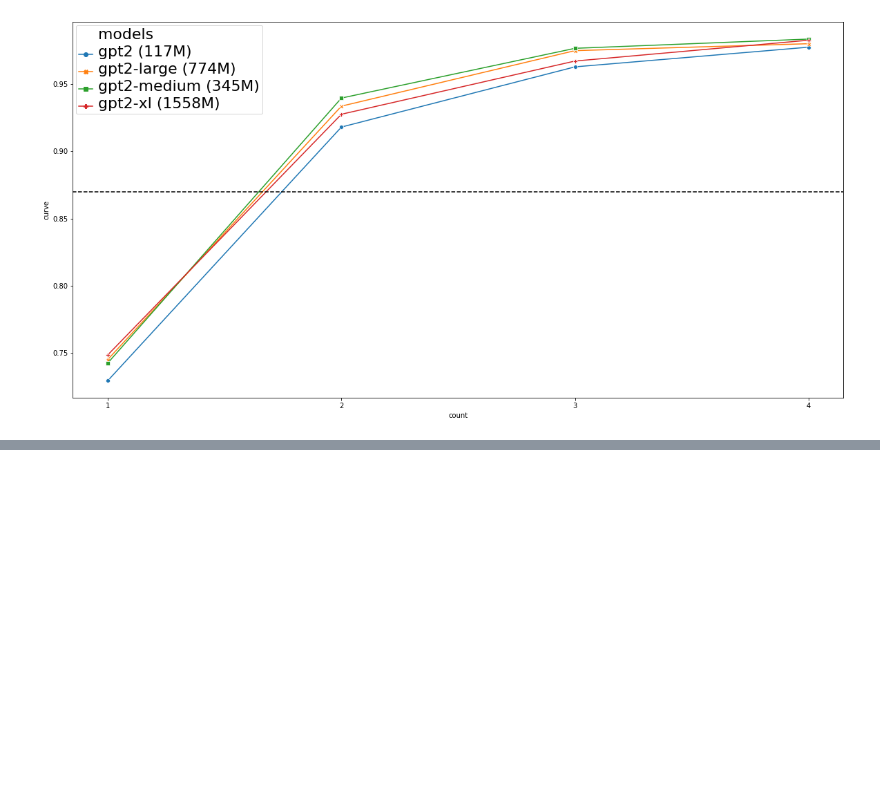
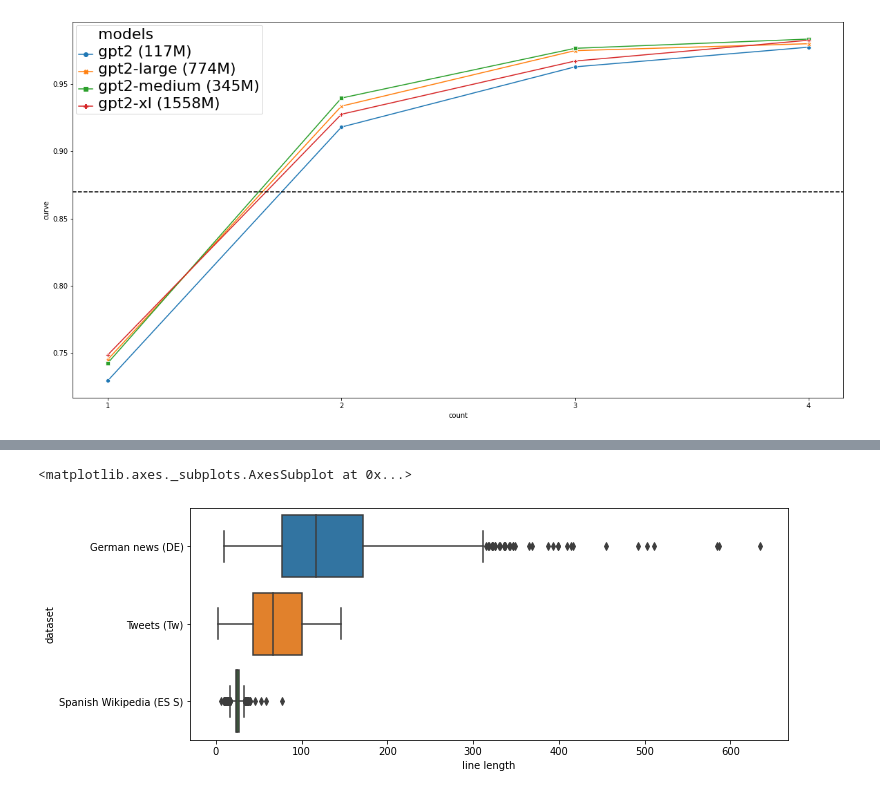
Before and after one commit to ruanchaves/hashformers, a Jupyter notebook: graphs.ipynb, the cells around one changed output, grey strips where cells are left out. Saved outputs shown, nothing was run; the diff lists cells and outputs as text; code cells hidden in the pictures; blank space fills up the shorter version.

```diff
--- a/graphs.ipynb
+++ b/graphs.ipynb
@@ -292,0 +350,20 @@ plt.setp(ax.get_legend().get_title(), fontsize='22') # for legend title
+# %%
+df = pd.read_csv('count.csv')
+df['lines'] = df['lines'].apply(ast.literal_eval)
+df['lines'] = df['lines'].apply(lambda x: [y for y in x if int(y) > 1])
+
+allowed = [
+    "de_news.tsv",
+    "tweets.tsv",
+    "wiki.tsv"
+]
+
+allowed = pd.DataFrame(allowed)
+
+df = pd.merge(allowed, df, left_on=0, right_on='filename', how='inner')
+
+df = df[['filename', 'lines']]
+df = df.explode('lines')
+df['lines'] = df['lines'].astype(int)
+df['count'] = df.groupby('filename').cumcount()
+df
@@ -292,0 +384,22 @@ plt.setp(ax.get_legend().get_title(), fontsize='22') # for legend title
+# %%
+rcParams['figure.figsize'] = 10.7,4.27
+
+def rename_rows(record):
+    dictionary = {
+        "de_news.tsv": "German news (DE)",
+        "tweets.tsv": "Tweets (Tw)",
+        "wiki.tsv": "Spanish Wikipedia (ES S)"
+    }
+    return dictionary[record]
+
+df['filename'] = df['filename'].apply(rename_rows)
+
+plot = df.rename(columns={
+    "filename": "dataset",
+    "lines": "line length"
+})
+
+sns.boxplot(y='dataset', x='line length', data=plot)
+# %% [output]
+<matplotlib.axes._subplots.AxesSubplot at 0x...>
+[figure, added]
```
Also changed, not shown: parts of 4 cells of this notebook, 6 other files.
